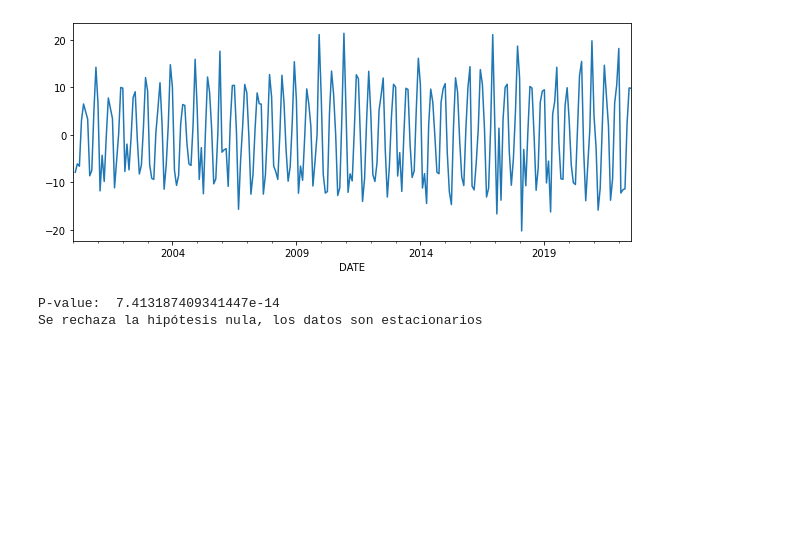
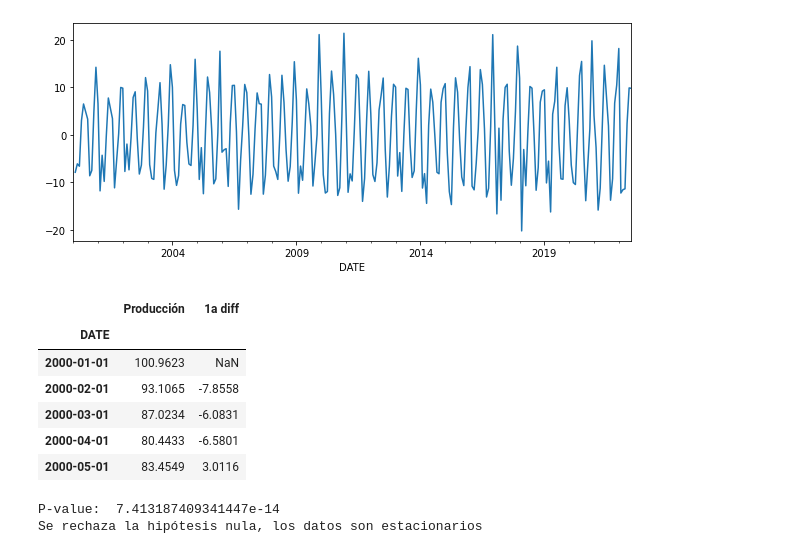
Before and after one commit to AnIsAsPe/Prediccion-produccion-electricidad, a Jupyter notebook: notebooks/Predicción_producción_electricidad.ipynb, the cells around one changed output. Cells and saved outputs as stored; diff of their text form; code cells hidden in the pictures; blank space fills up the shorter version.

```diff
--- a/notebooks/Predicción_producción_electricidad.ipynb
+++ b/notebooks/Predicción_producción_electricidad.ipynb
@@ -133,6 +133,16 @@ datos['1a diff'].plot(figsize=(10,4))
 plt.show()
 # %% [output]
 [figure]
+# %%
+datos.head()
+# %% [output]
+|  | Producción | 1a diff |
+| DATE |  |  |
+| 2000-01-01 | 100.9623 | NaN |
+| 2000-02-01 | 93.1065 | -7.8558 |
+| 2000-03-01 | 87.0234 | -6.0831 |
+| 2000-04-01 | 80.4433 | -6.5801 |
+| 2000-05-01 | 83.4549 | 3.0116 |
 # %%
 p_value_adfuller(datos['1a diff'].dropna())
 # %% [output]
```
Also changed, not shown: parts of 5 cells of this notebook.
